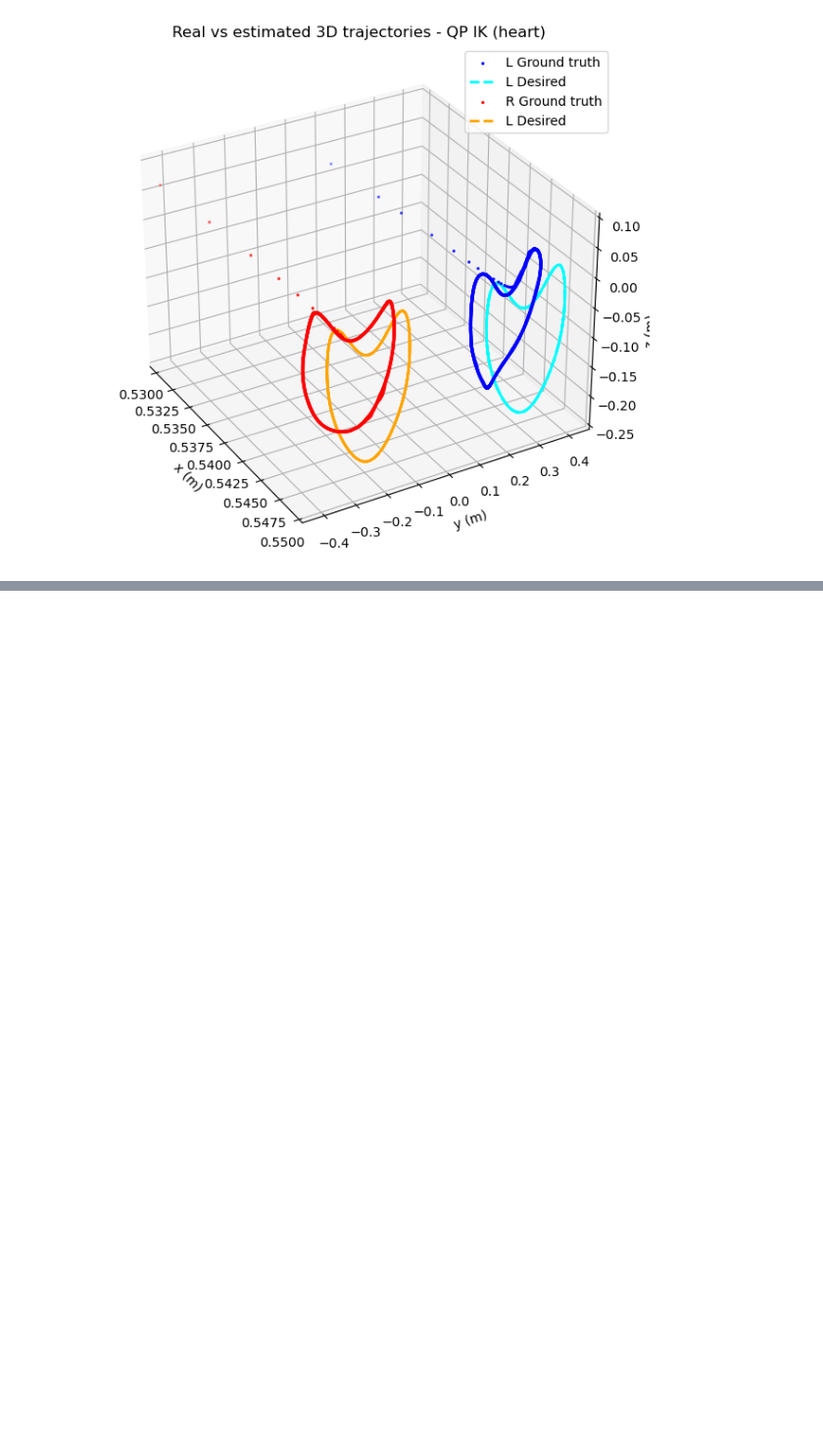
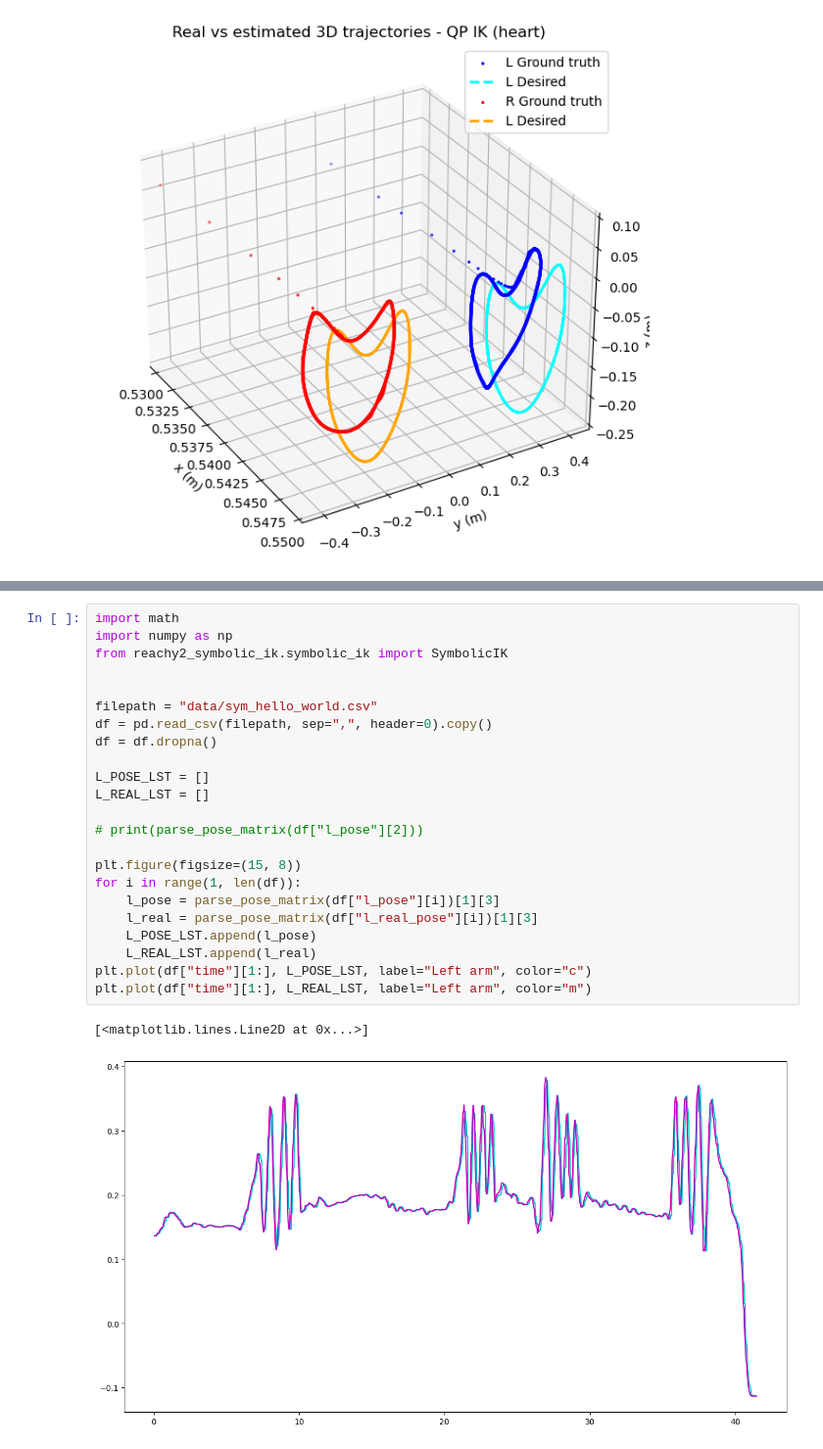
Before and after one commit to pollen-robotics/reachy2_qpik, a Jupyter notebook: src/example/metrics_eval.ipynb, the cells around one changed output, grey strips where cells are left out. Shown at 98% size. Cells and saved outputs as stored; diff of their text form; blank space fills up the shorter version.

```diff
--- a/src/example/metrics_eval.ipynb
+++ b/src/example/metrics_eval.ipynb
@@ -529 +576,27 @@ for name, df in zip(["Symbolic IK", "Jacobian IK", "QP IK"], [df_sym, df_num, df
+# %%
+import math
+import numpy as np
+from reachy2_symbolic_ik.symbolic_ik import SymbolicIK
+
+
+filepath = "data/sym_hello_world.csv"
+df = pd.read_csv(filepath, sep=",", header=0).copy()
+df = df.dropna()
+
+L_POSE_LST = []
+L_REAL_LST = []
+
+# print(parse_pose_matrix(df["l_pose"][2]))
+
+plt.figure(figsize=(15, 8))
+for i in range(1, len(df)):
+    l_pose = parse_pose_matrix(df["l_pose"][i])[1][3]
+    l_real = parse_pose_matrix(df["l_real_pose"][i])[1][3]
+    L_POSE_LST.append(l_pose)
+    L_REAL_LST.append(l_real)
+plt.plot(df["time"][1:], L_POSE_LST, label="Left arm", color="c")
+plt.plot(df["time"][1:], L_REAL_LST, label="Left arm", color="m")
+# %% [output]
+[<matplotlib.lines.Line2D at 0x...>]
+[figure, added]
 # %%
```
Also changed, not shown: parts of 2 cells of this notebook, 14 other files.
